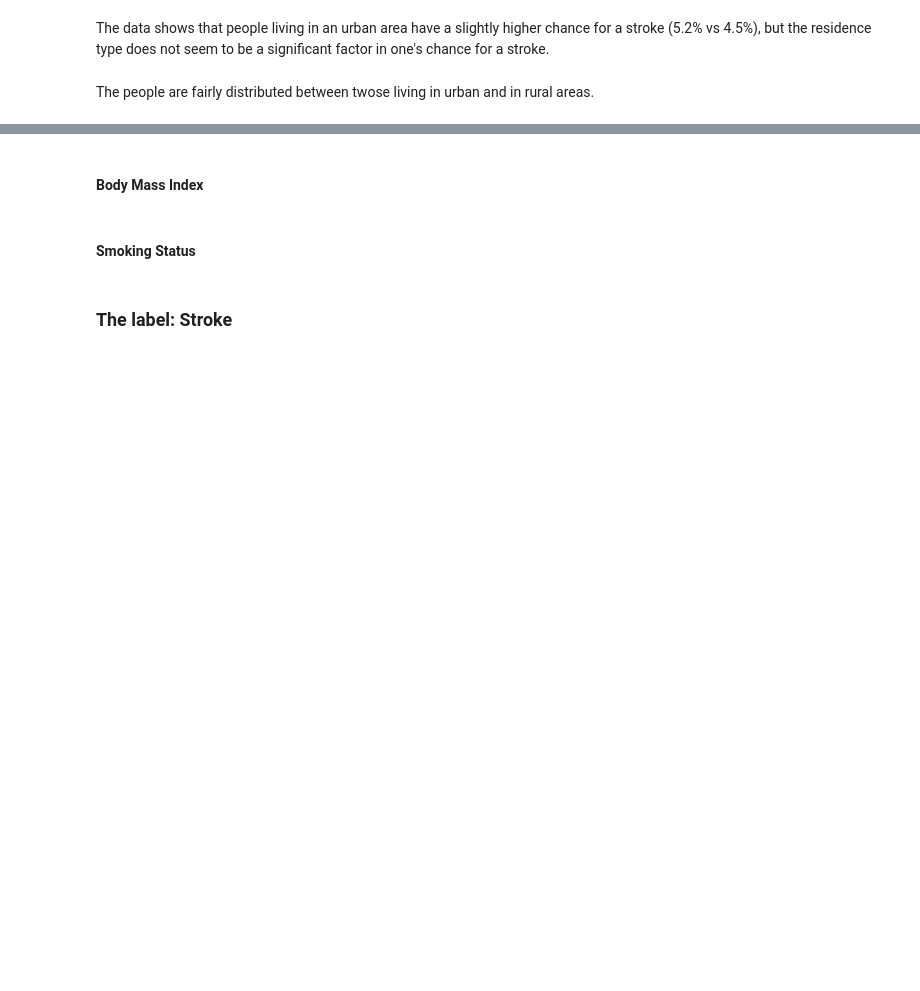
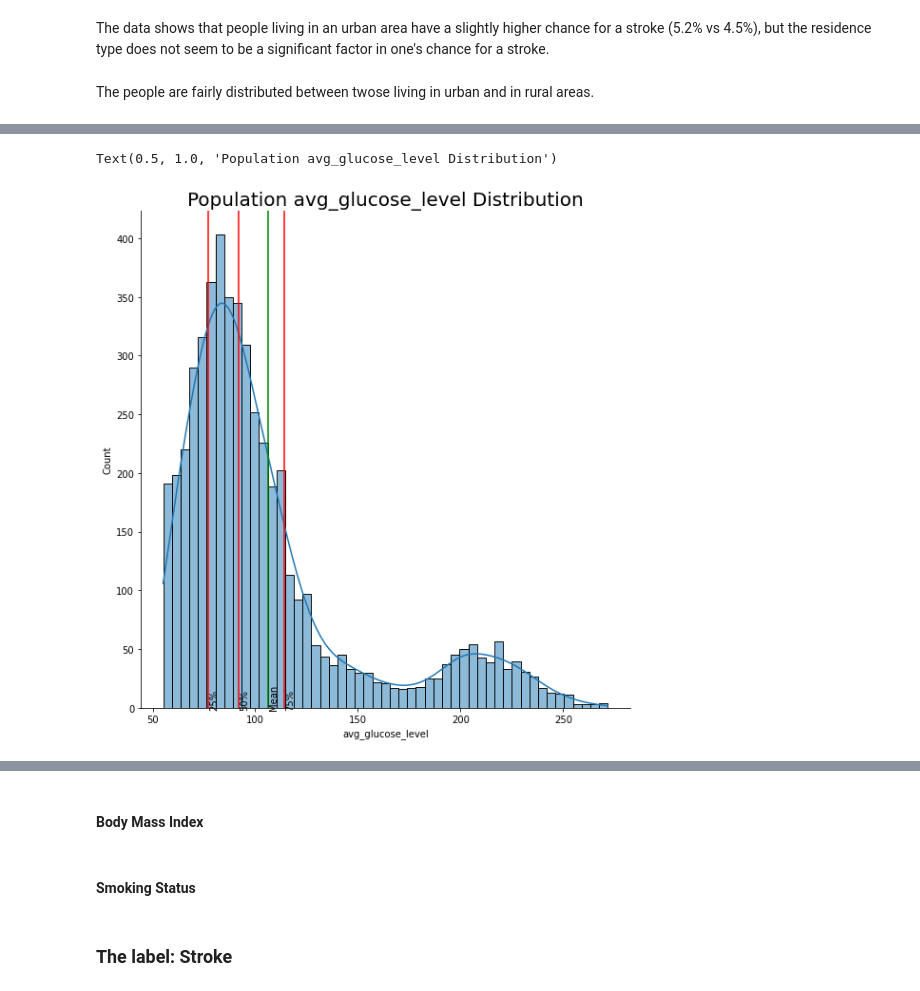
Before and after one commit to bori00/Stroke-Predictor, a Jupyter notebook: Stroke_Predictor.ipynb, the cells around one changed output, grey strips where cells are left out. Cells and saved outputs as stored; diff of their text form; code cells hidden in the pictures; blank space fills up the shorter version.

Commit message:
analyse avg_glucose_level

```diff
--- a/Stroke_Predictor.ipynb
+++ b/Stroke_Predictor.ipynb
@@ -242,0 +278,25 @@ The people are fairly distributed between twose living in urban and in rural are
+# %%
+#@ Distribution
+sns.displot(data=stroke_df, x="avg_glucose_level", kde=True, height=def_plot_length)
+# median
+disp = 0.4
+plt.axvline(x=stroke_df.avg_glucose_level.median(),
+            color='red')
+plt.text(stroke_df.avg_glucose_level.median() + disp, 0, "50%", rotation = 90)
+# 25%
+plt.axvline(x=stroke_df.avg_glucose_level.quantile(0.25),
+            color='red')
+plt.text(stroke_df.avg_glucose_level.quantile(0.25) + disp, 0, "25%", rotation = 90)
+# 75%
+plt.axvline(x=stroke_df.avg_glucose_level.quantile(0.75),
+            color='red')
+plt.text(stroke_df.avg_glucose_level.quantile(0.75) + disp, 0, "75%", rotation = 90)
+# mean
+plt.axvline(x=stroke_df.avg_glucose_level.mean(),
+            color='green')
+plt.text(stroke_df.avg_glucose_level.mean() + disp, 0, "Mean", rotation = 90)
+
+plt.title("Population avg_glucose_level Distribution", size=def_title_size)
+# %% [output]
+Text(0.5, 1.0, 'Population avg_glucose_level Distribution')
+[figure, added]
```
Also changed, not shown: parts of 15 cells of this notebook.
